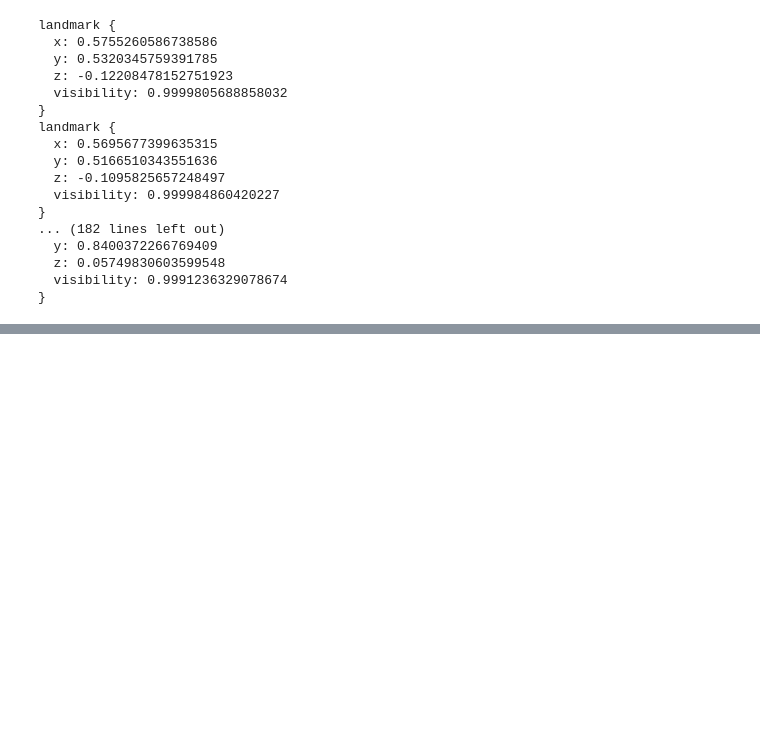
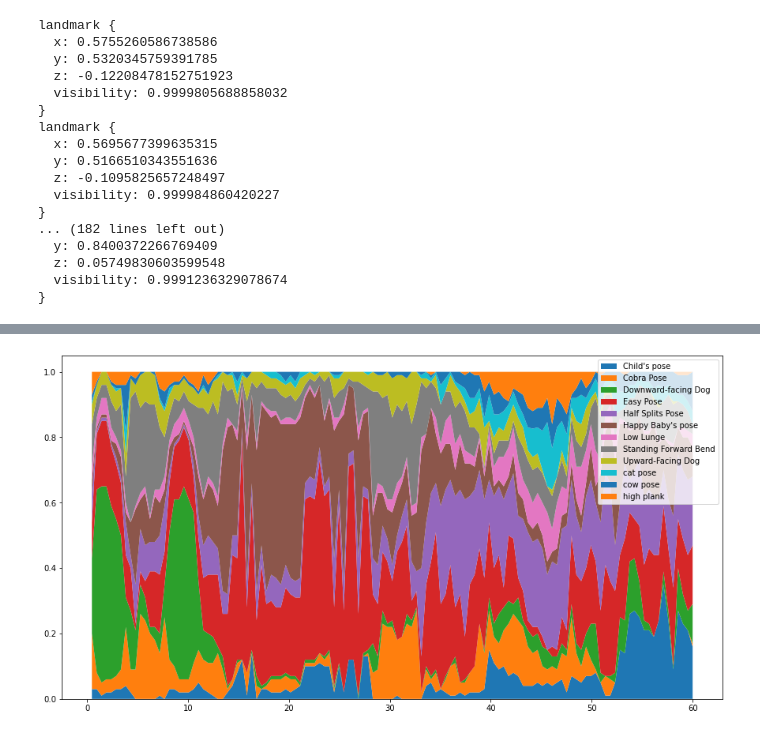
Before and after one commit to gpadem/Yoga_Class_Analysis, a Jupyter notebook: Exploration.ipynb, the cells around one changed output, grey strips where cells are left out. Saved outputs shown, nothing was run; the diff lists cells and outputs as text; code cells hidden in the pictures; blank space fills up the shorter version.

```diff
--- a/Exploration.ipynb
+++ b/Exploration.ipynb
@@ -112,0 +110,7 @@ NameError: name 'pd' is not defined
+# %%
+import pickle
+
+with open("model.sav", "rb") as f:
+    model=pickle.load(f)
+
+type(model)
@@ -112,0 +119,2 @@ NameError: name 'pd' is not defined
+# %%
+model=[*model.values()][0]
@@ -112,0 +168,3 @@ NameError: name 'pd' is not defined
+# %%
+import pandas as pd
+timeline=pd.read_csv("test_video_results.csv", index_col=0)
@@ -112,0 +203,10 @@ NameError: name 'pd' is not defined
+# %%
+plt.figure(figsize=(15,8))
+plt.stackplot(timeline["time"], timeline.iloc[:,1:].to_numpy().T, labels=model.classes_)
+
+plt.legend()
+plt.xlabel("time [s]")
+plt.ylabel("Probability per pose")
+plt.savefig("timeline.png")
+# %% [output]
+[figure, added]
```
Also changed, not shown: parts of 14 cells of this notebook, 4 other files.
